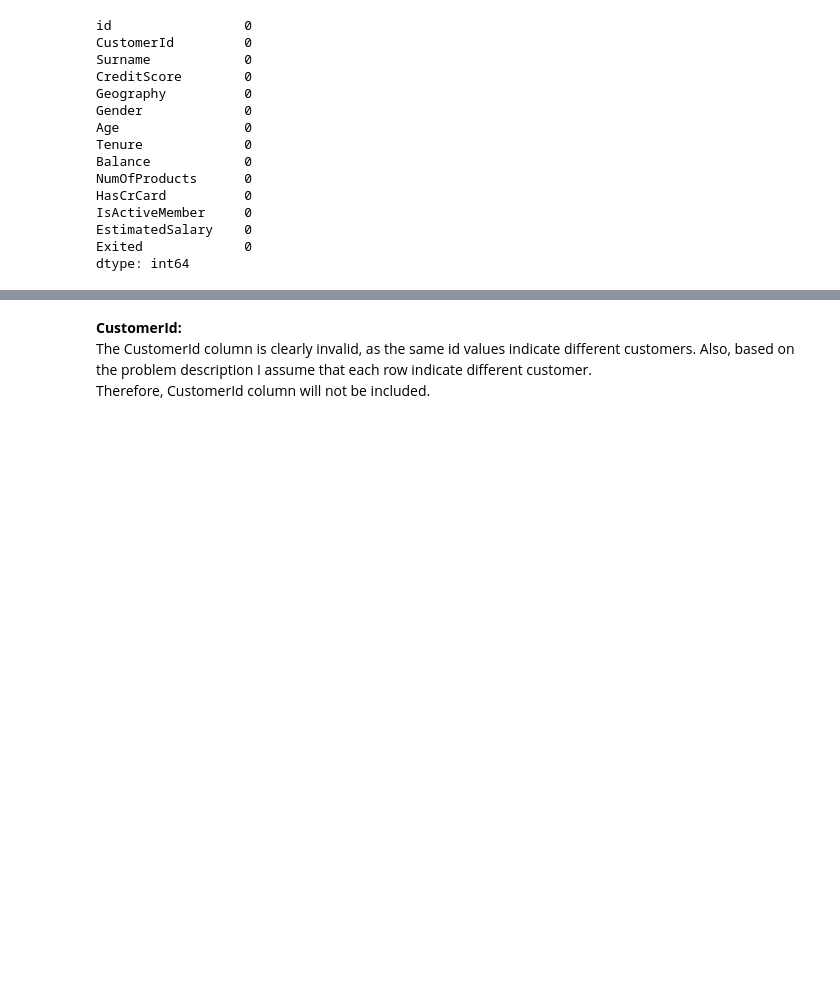
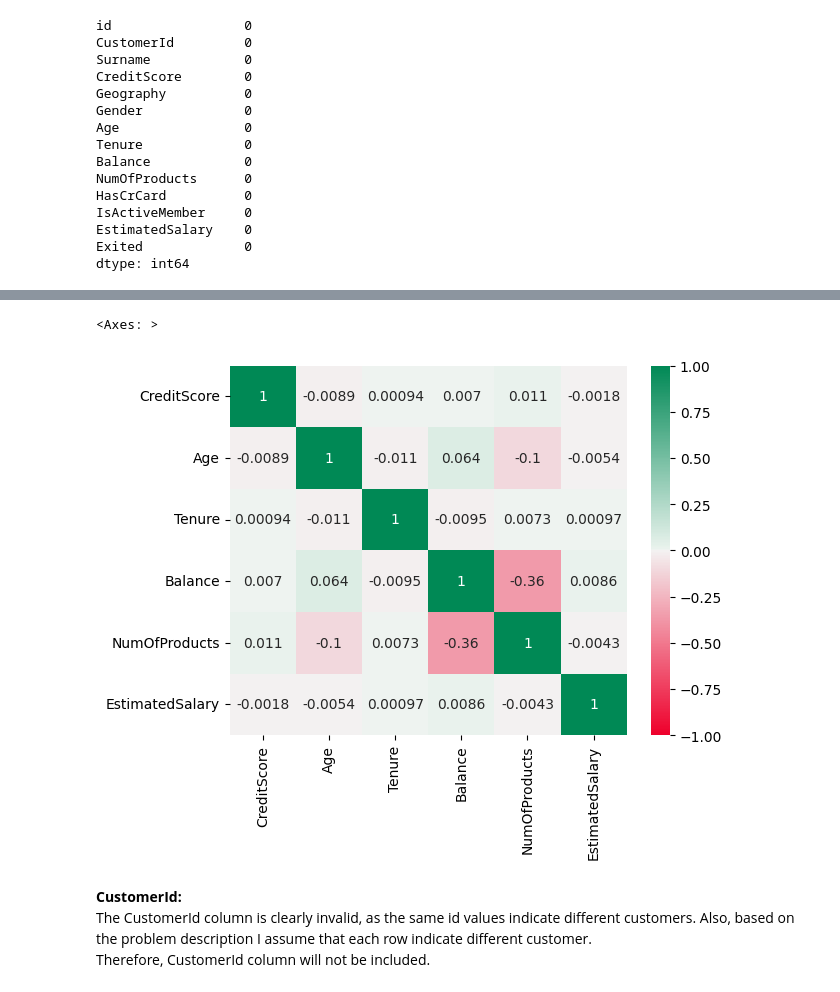
Before and after one commit to BartoszSzczesniak/bank_churn, a Jupyter notebook: exploration.ipynb, the cells around one changed output, grey strips where cells are left out. Cells and saved outputs as stored; diff of their text form; code cells hidden in the pictures; blank space fills up the shorter version.

```diff
--- a/exploration.ipynb
+++ b/exploration.ipynb
@@ -53,3 +63,11 @@ dtype: int64
+# %%
+sns.heatmap(
+    df_train.loc[:, ['CreditScore', 'Age', 'Tenure', 'Balance', 'NumOfProducts', 'EstimatedSalary']].corr(),
+    vmin=-1.0, vmax=1.0, annot=True, cmap=sns.diverging_palette(370, 145, s=100, as_cmap=True)
+    )
+# %% [output]
+<Axes: >
+[figure, added]
 # %% [markdown]
 **CustomerId:**
 The CustomerId column is clearly invalid, as the same id values indicate different customers. Also, based on the problem description I assume that each row indicate different customer.
```
Also changed, not shown: parts of 3 cells of this notebook.
